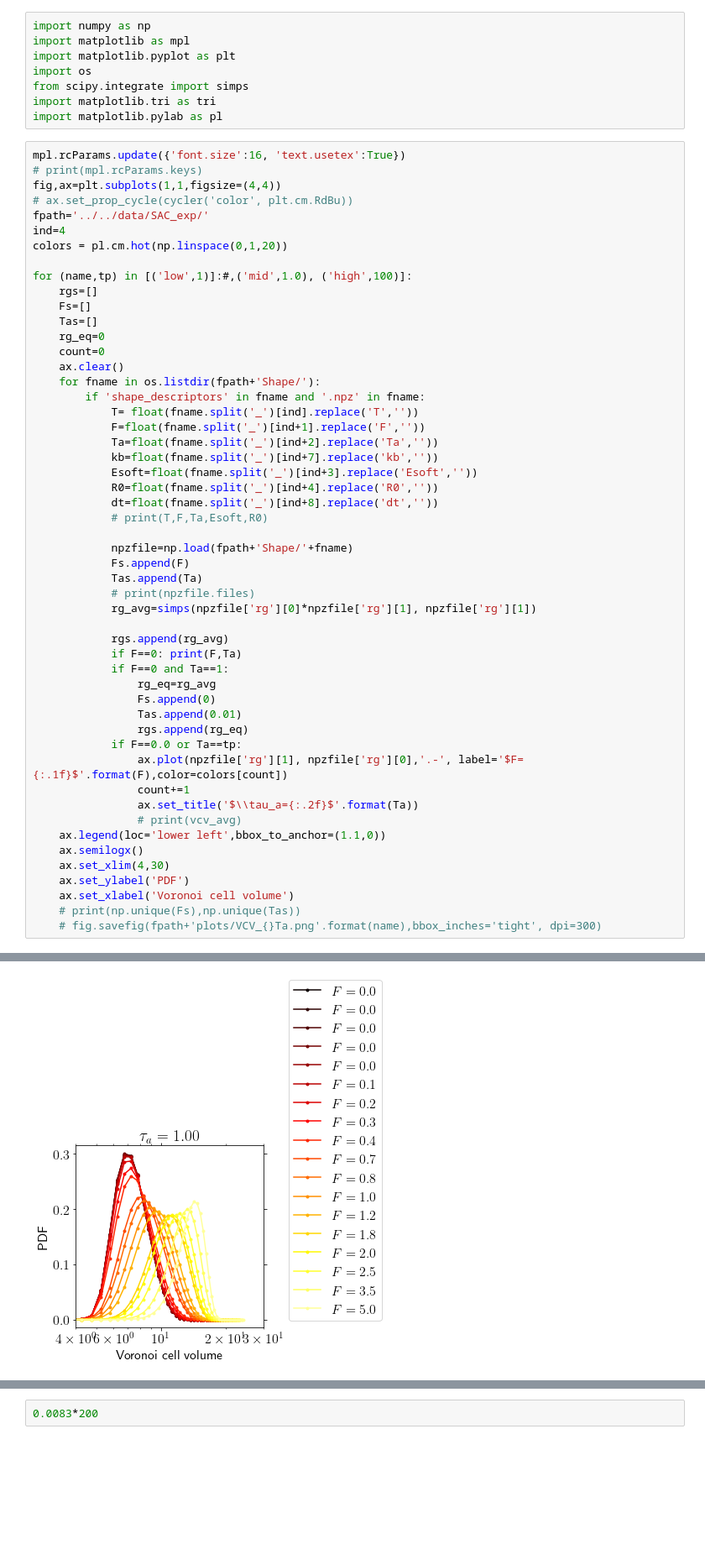
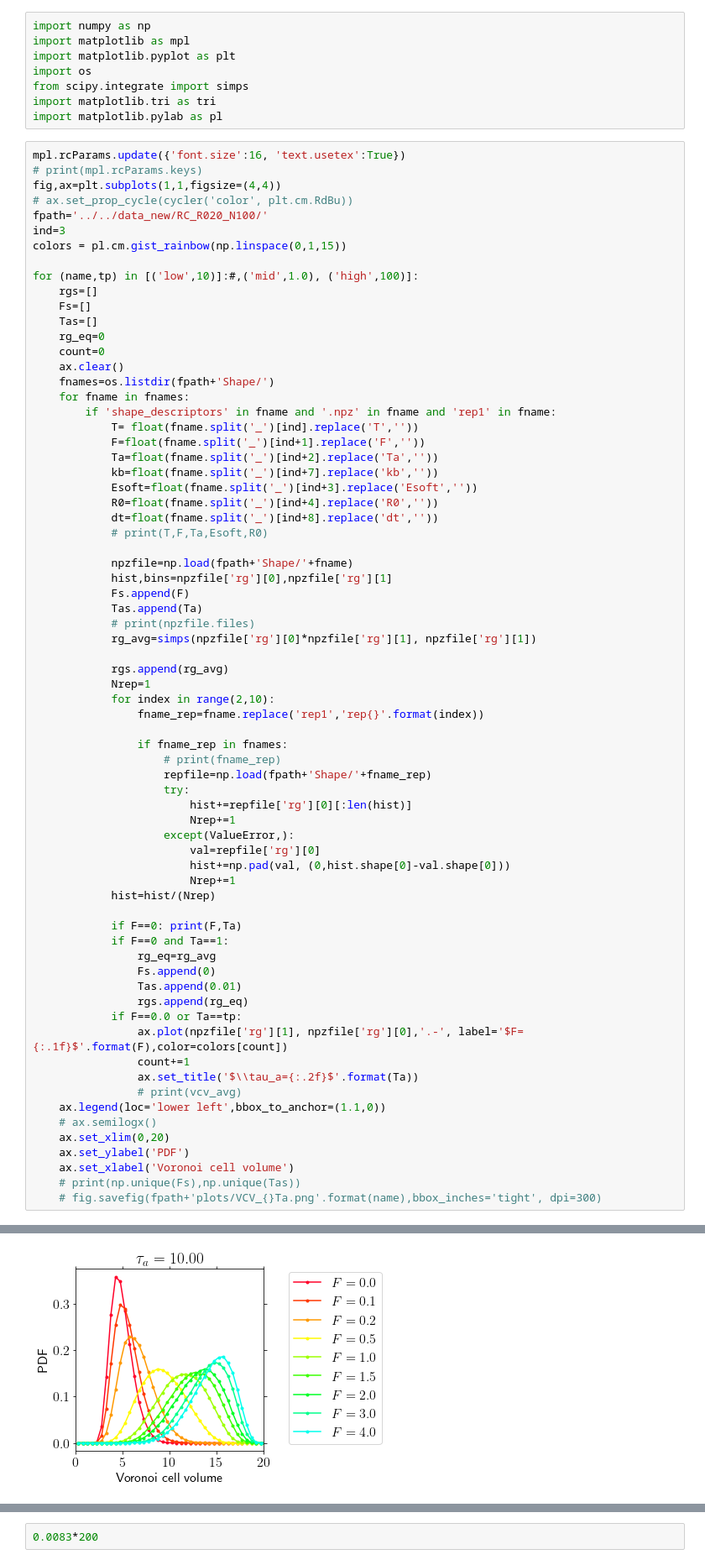
Before and after one commit to s-brahmachari/Active-noise-simulations, a Jupyter notebook: analysis_codes/plot_RG.ipynb, the cells around one changed output, grey strips where cells are left out. Shown at 84% size. Saved outputs shown, nothing was run; the diff lists cells and outputs as text; blank space fills up the shorter version.

```diff
--- a/analysis_codes/plot_RG.ipynb
+++ b/analysis_codes/plot_RG.ipynb
@@ -15,19 +15,20 @@ mpl.rcParams.update({'font.size':16, 'text.usetex':True})
 # print(mpl.rcParams.keys)
 fig,ax=plt.subplots(1,1,figsize=(4,4))
 # ax.set_prop_cycle(cycler('color', plt.cm.RdBu))
-fpath='../../data/SAC_exp/'
-ind=4
-colors = pl.cm.hot(np.linspace(0,1,20))
+fpath='../../data_new/RC_R020_N100/'
+ind=3
+colors = pl.cm.gist_rainbow(np.linspace(0,1,15))
 
-for (name,tp) in [('low',1)]:#,('mid',1.0), ('high',100)]:
+for (name,tp) in [('low',10)]:#,('mid',1.0), ('high',100)]:
     rgs=[]
     Fs=[]
     Tas=[]
     rg_eq=0
     count=0
     ax.clear()
-    for fname in os.listdir(fpath+'Shape/'):
-        if 'shape_descriptors' in fname and '.npz' in fname:
+    fnames=os.listdir(fpath+'Shape/')
+    for fname in fnames:
+        if 'shape_descriptors' in fname and '.npz' in fname and 'rep1' in fname:
             T= float(fname.split('_')[ind].replace('T',''))
             F=float(fname.split('_')[ind+1].replace('F',''))
             Ta=float(fname.split('_')[ind+2].replace('Ta',''))
@@ -38,12 +39,29 @@ for (name,tp) in [('low',1)]:#,('mid',1.0), ('high',100)]:
             # print(T,F,Ta,Esoft,R0)
 
             npzfile=np.load(fpath+'Shape/'+fname)
+            hist,bins=npzfile['rg'][0],npzfile['rg'][1]
             Fs.append(F)
             Tas.append(Ta)
             # print(npzfile.files)
             rg_avg=simps(npzfile['rg'][0]*npzfile['rg'][1], npzfile['rg'][1])
 
             rgs.append(rg_avg)
+            Nrep=1
+            for index in range(2,10):
+                fname_rep=fname.replace('rep1','rep{}'.format(index))
+
+                if fname_rep in fnames:
+                    # print(fname_rep)
+                    repfile=np.load(fpath+'Shape/'+fname_rep)
+                    try:
+                        hist+=repfile['rg'][0][:len(hist)]
+                        Nrep+=1
+                    except(ValueError,):
+                        val=repfile['rg'][0]
+                        hist+=np.pad(val, (0,hist.shape[0]-val.shape[0]))
+                        Nrep+=1
+            hist=hist/(Nrep)
+
             if F==0: print(F,Ta)
             if F==0 and Ta==1:
                 rg_eq=rg_avg
@@ -56,8 +74,8 @@ for (name,tp) in [('low',1)]:#,('mid',1.0), ('high',100)]:
                 ax.set_title('$\\tau_a={:.2f}$'.format(Ta))
                 # print(vcv_avg)
     ax.legend(loc='lower left',bbox_to_anchor=(1.1,0))
-    ax.semilogx()
-    ax.set_xlim(4,30)
+    # ax.semilogx()
+    ax.set_xlim(0,20)
     ax.set_ylabel('PDF')
     ax.set_xlabel('Voronoi cell volume')
     # print(np.unique(Fs),np.unique(Tas))
@@ -71,4 +85,4 @@ for (name,tp) in [('low',1)]:#,('mid',1.0), ('high',100)]:
-[figure, old version]
+[figure, new version]
 # %%
 fig,ax=plt.subplots(1,1,figsize=(5,4))
 Xp,Yp=np.meshgrid(np.logspace(-4,1,100), np.logspace(-4,4,100))
```
Also changed, not shown: parts of 2 cells of this notebook, 8 other files.
